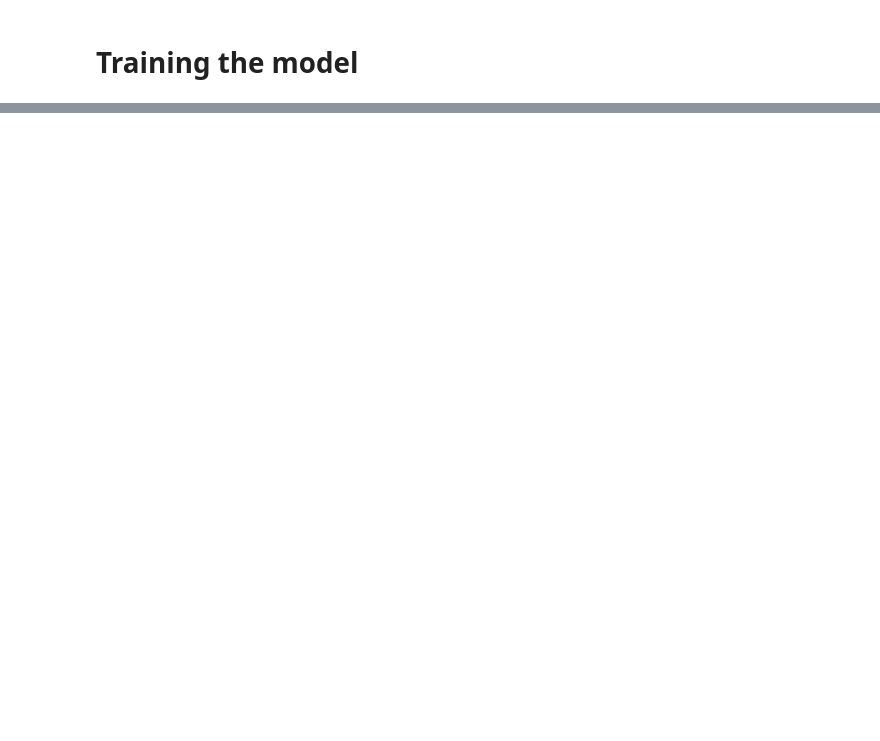
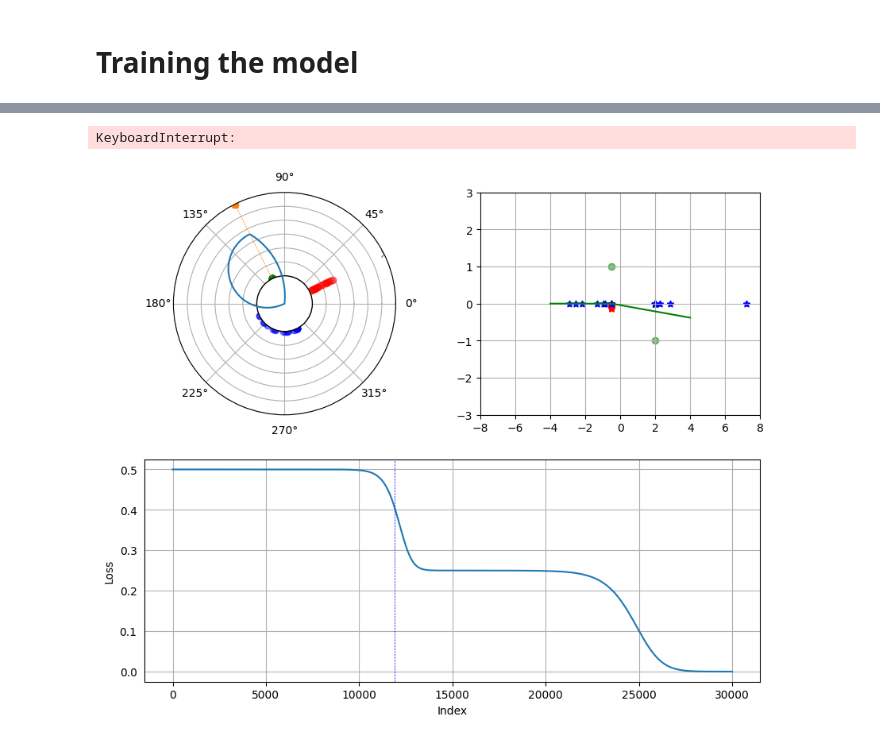
Before and after one commit to M-J-V/BEP_Code, a Jupyter notebook: exploration_notebooks/Orthogonal_input_gradient_dynamics/Non Zero Loss/extremal_vectors.ipynb, the cells around one changed output, grey strips where cells are left out. Drawn from its saved outputs; the diff is of its cells as text; code cells hidden in the pictures; blank space fills up the shorter version.

```diff
--- a/exploration_notebooks/Orthogonal_input_gradient_dynamics/Non Zero Loss/extremal_vectors.ipynb
+++ b/exploration_notebooks/Orthogonal_input_gradient_dynamics/Non Zero Loss/extremal_vectors.ipynb
@@ -167,6 +170,9 @@ def funcG(w):
 
     return np.inner(w,mathcalD(w, zero_a, zero_w))
 
+def funcG_non_zero(w, theta_a, theta_w):
+    return np.inner(w,mathcalD(w, theta_a, theta_w))
+
 def activation_cone(u, coord=None):
     d_size = np.linspace(-1, 1, 400)
     x_free, y_free = np.meshgrid(d_size, d_size)
@@ -467,45 +502,48 @@ No artists with labels found to put in legend.  Note that artists whose label st
 # %%
-# def update(index):
-#     a = current_a_values[index]
-#     w = current_w_values[index]
+def update(index):
+    a = current_a_values[index]
+    w = current_w_values[index]
 
-#     # Compute the corresponding y values
-#     y_graph = twoLayerReluNet(a, w, x_graph)
-#     weight_plot_x ,weight_plot_y = get_weight_plots(w)
+    # Compute the corresponding y values
+    y_graph = twoLayerReluNet(a, w, x_graph)
+    weight_plot_x ,weight_plot_y = get_weight_plots(w)
 
-#     # Clear the previous plot and create a new one
-#     ax1.clear()
-#     ax2.clear()
-#     ax3.clear()
+    # Clear the previous plot and create a new one
+    ax1.clear()
+    ax2.clear()
+    ax3.clear()
 
-#     gen_plot(ax1, ax2, ax3, index, w, weight_plot_x, weight_plot_y, y_graph)
+    gen_plot(ax1, ax2, ax3, index, w, weight_plot_x, weight_plot_y, y_graph)
 
-# fig = plt.figure(figsize=(10, 8))
-# ax1 = plt.subplot(2, 2, 1, polar=True)
-# ax2 = plt.subplot(2, 2, 2)
-# ax3 = plt.subplot(2, 1, 2)
+fig = plt.figure(figsize=(10, 8))
+ax1 = plt.subplot(2, 2, 1, polar=True)
+ax2 = plt.subplot(2, 2, 2)
+ax3 = plt.subplot(2, 1, 2)
 
-# # Set the total duration of the animation (in seconds)
-# total_duration = 30  # 10 seconds
+# Set the total duration of the animation (in seconds)
+total_duration = 30  # 10 seconds
 
-# # Skip to every 100th frame
-# frame_skip = 100
-# frames = range(0, n_steps, frame_skip)
+# Skip to every 100th frame
+frame_skip = 100
+frames = range(0, n_steps, frame_skip)
 
-# # Calculate the interval between frames (in milliseconds)
-# interval = (total_duration * 1000) / len(frames)
+# Calculate the interval between frames (in milliseconds)
+interval = (total_duration * 1000) / len(frames)
 
-# # Create the animation
-# ani = FuncAnimation(fig, update, frames=frames, interval=interval, repeat=False)
+# Create the animation
+ani = FuncAnimation(fig, update, frames=frames, interval=interval, repeat=False)
 
-# # Create the writer
-# ffmpeg_writer = FFMpegWriter(fps=30)
+# Create the writer
+ffmpeg_writer = FFMpegWriter(fps=30)
 
-# # Generate a unique timestamp
-# timestamp = datetime.datetime.now().strftime("%Y%m%d_%H%M%S")
+# Generate a unique timestamp
+timestamp = datetime.datetime.now().strftime("%Y%m%d_%H%M%S")
 
-# # Save the animation
-# ani.save(f'animations\\animation_{timestamp}.mp4', writer=ffmpeg_writer)
+# Save the animation
+ani.save(f'animations\\animation_{timestamp}.mp4', writer=ffmpeg_writer)
 
-# # Display the animation
-# plt.show()
+# Display the animation
+plt.show()
+# %% [output]
+KeyboardInterrupt:
+[figure, added]
```
Also changed, not shown: parts of 5 cells of this notebook.
